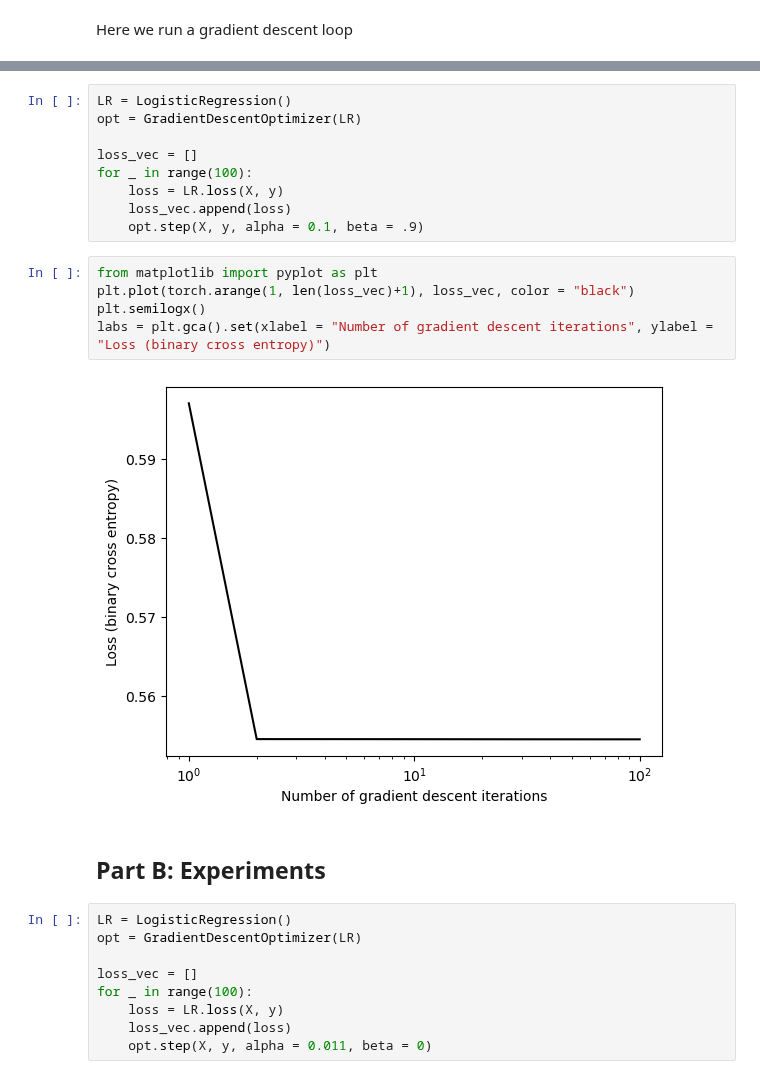
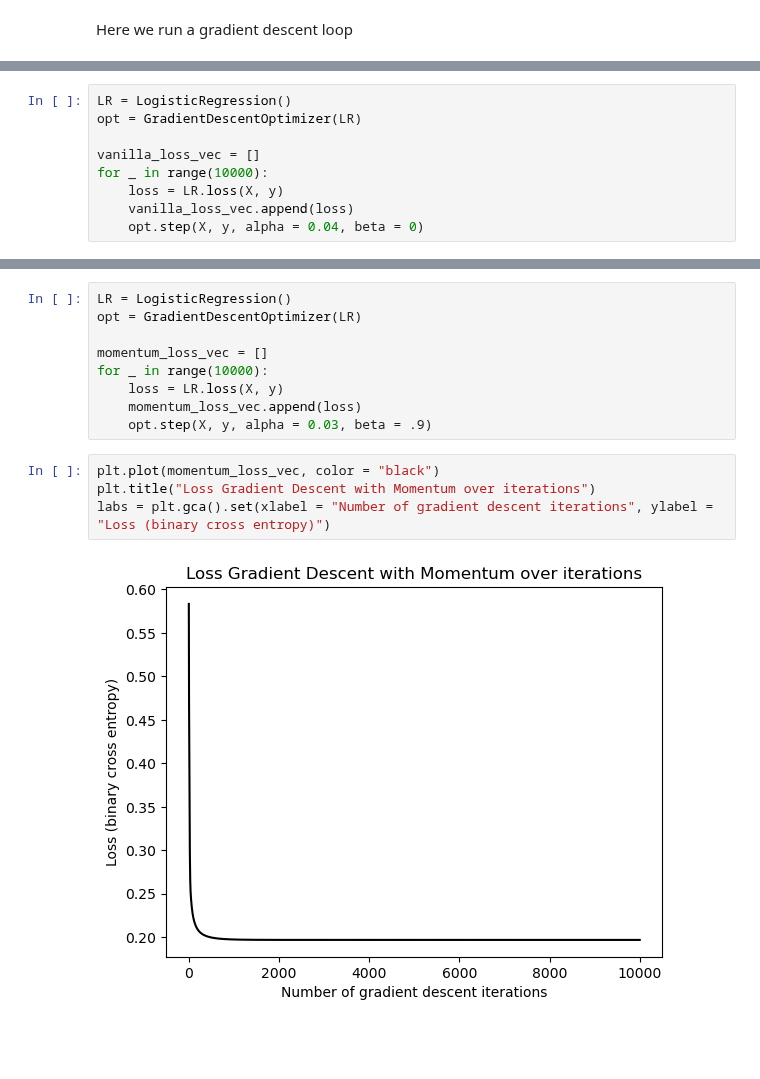
Before and after one commit to keeo8/keeo8.github.io, a Jupyter notebook: posts/logistic-reg-post/index.ipynb, the cells around one changed output, grey strips where cells are left out. Cells and saved outputs as stored; diff of their text form; blank space fills up the shorter version.

```diff
--- a/posts/logistic-reg-post/index.ipynb
+++ b/posts/logistic-reg-post/index.ipynb
@@ -25,0 +28,9 @@ Here we run a gradient descent loop
+# %%
+LR = LogisticRegression()
+opt = GradientDescentOptimizer(LR)
+
+vanilla_loss_vec = []
+for _ in range(10000):
+    loss = LR.loss(X, y)
+    vanilla_loss_vec.append(loss)
+    opt.step(X, y, alpha = 0.04, beta = 0)
@@ -27,26 +52,14 @@ Here we run a gradient descent loop
 LR = LogisticRegression()
 opt = GradientDescentOptimizer(LR)
 
-loss_vec = []
-for _ in range(100):
+momentum_loss_vec = []
+for _ in range(10000):
     loss = LR.loss(X, y)
-    loss_vec.append(loss)
-    opt.step(X, y, alpha = 0.1, beta = .9)
+    momentum_loss_vec.append(loss)
+    opt.step(X, y, alpha = 0.03, beta = .9)
 # %%
-from matplotlib import pyplot as plt
-plt.plot(torch.arange(1, len(loss_vec)+1), loss_vec, color = "black")
-plt.semilogx()
+plt.plot(momentum_loss_vec, color = "black")
+plt.title("Loss Gradient Descent with Momentum over iterations")
 labs = plt.gca().set(xlabel = "Number of gradient descent iterations", ylabel = "Loss (binary cross entropy)")
 # %% [output]
-[figure, old version]
+[figure, new version]
-# %% [markdown]
-## Part B: Experiments
-# %%
-LR = LogisticRegression()
-opt = GradientDescentOptimizer(LR)
-
-loss_vec = []
-for _ in range(100):
-    loss = LR.loss(X, y)
-    loss_vec.append(loss)
-    opt.step(X, y, alpha = 0.011, beta = 0)
```
Also changed, not shown: parts of 16 cells of this notebook, 33 other files.
